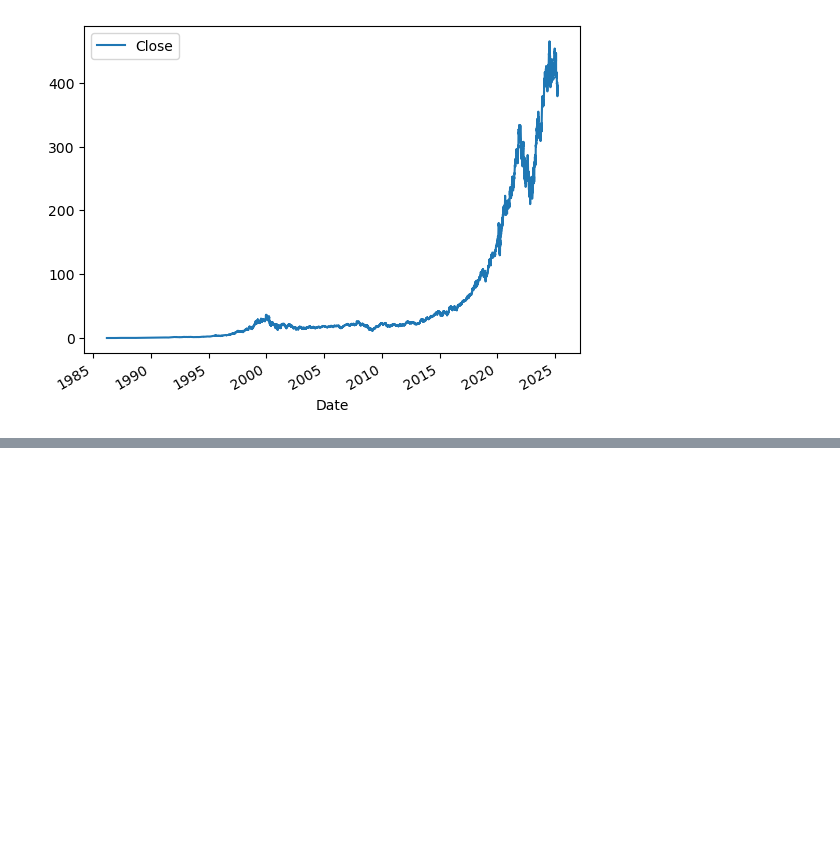
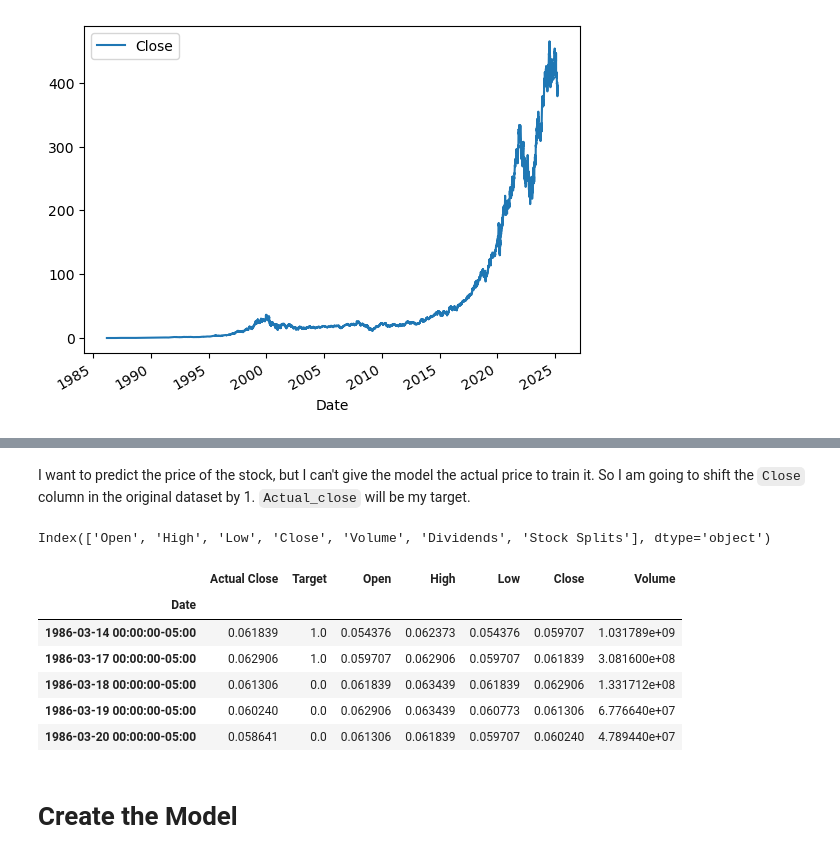
Before and after one commit to maddalenabin/ML-learning, a Jupyter notebook: 71-stocks-random-forest.ipynb, the cells around one changed output, grey strips where cells are left out. Drawn from its saved outputs; the diff is of its cells as text; code cells hidden in the pictures; blank space fills up the shorter version.

```diff
--- a/71-stocks-random-forest.ipynb
+++ b/71-stocks-random-forest.ipynb
@@ -82,0 +99,3 @@ msft_hist.plot.line(y='Close', use_index=True)
+# %%
+data = data.rename(columns={'Close' : 'Actual Close'})
+data.head()
@@ -82,0 +110,4 @@ msft_hist.plot.line(y='Close', use_index=True)
+# %%
+# rolling goes through the row 2 by 2
+data['Target'] = msft_hist.rolling(2).apply(lambda x : x.iloc[1] > x.iloc[0] )["Close"]
+data.head()
@@ -82,0 +122,27 @@ msft_hist.plot.line(y='Close', use_index=True)
+# %% [markdown]
+I want to predict the price of the stock, but I can't give the model the actual price to train it. So I am going to shift the `Close` column in the original dataset by 1. `Actual_close` will be my target.
+# %%
+# shift the prices by 1 day, so we're predicting tomorrow's stock prices from today's prices.
+msft_prev = msft_hist.copy()
+msft_prev = msft_prev.shift(1)
+# %%
+msft_hist.columns
+# %% [output]
+Index(['Open', 'High', 'Low', 'Close', 'Volume', 'Dividends', 'Stock Splits'], dtype='object')
+# %%
+# our predictors / inputs / features
+predictors = ['Open', 'High', 'Low', 'Close', 'Volume']
+# copy these columns to data dataset, skip the first row which has a NaN because no history data for the first day
+data = data.join(msft_prev[predictors]).iloc[1:]
+# %%
+data.head()
+# %% [output]
+|  | Actual Close | Target | Open | High | Low | Close | Volume |
+| Date |  |  |  |  |  |  |  |
+| 1986-03-14 00:00:00-05:00 | 0.061839 | 1.0 | 0.054376 | 0.062373 | 0.054376 | 0.059707 | 1.031789e+09 |
+| 1986-03-17 00:00:00-05:00 | 0.062906 | 1.0 | 0.059707 | 0.062906 | 0.059707 | 0.061839 | 3.081600e+08 |
+| 1986-03-18 00:00:00-05:00 | 0.061306 | 0.0 | 0.061839 | 0.063439 | 0.061839 | 0.062906 | 1.331712e+08 |
+| 1986-03-19 00:00:00-05:00 | 0.060240 | 0.0 | 0.062906 | 0.063439 | 0.060773 | 0.061306 | 6.776640e+07 |
+| 1986-03-20 00:00:00-05:00 | 0.058641 | 0.0 | 0.061306 | 0.061839 | 0.059707 | 0.060240 | 4.789440e+07 |
+# %% [markdown]
+# Create the Model
```
Also changed, not shown: parts of 27 cells of this notebook.
